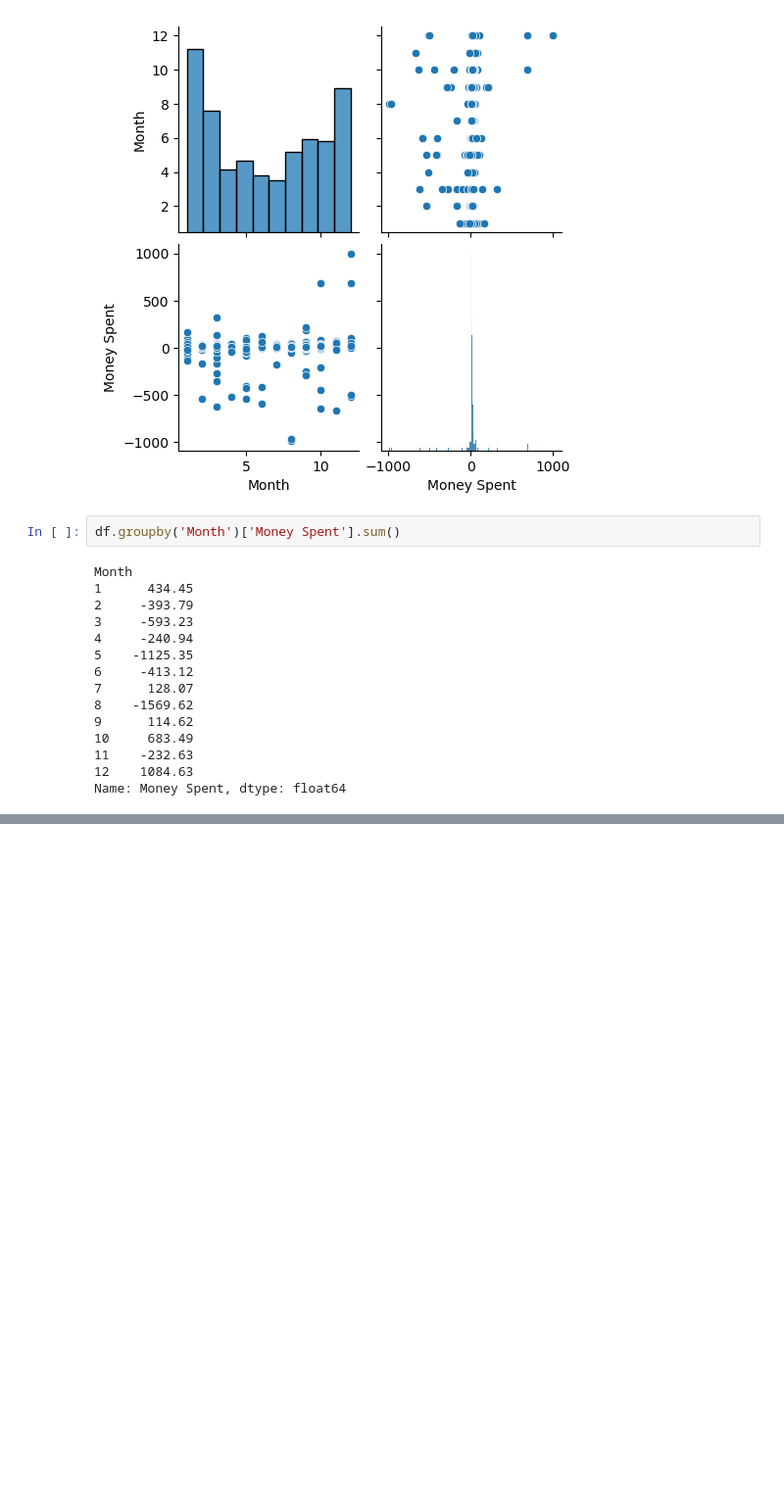
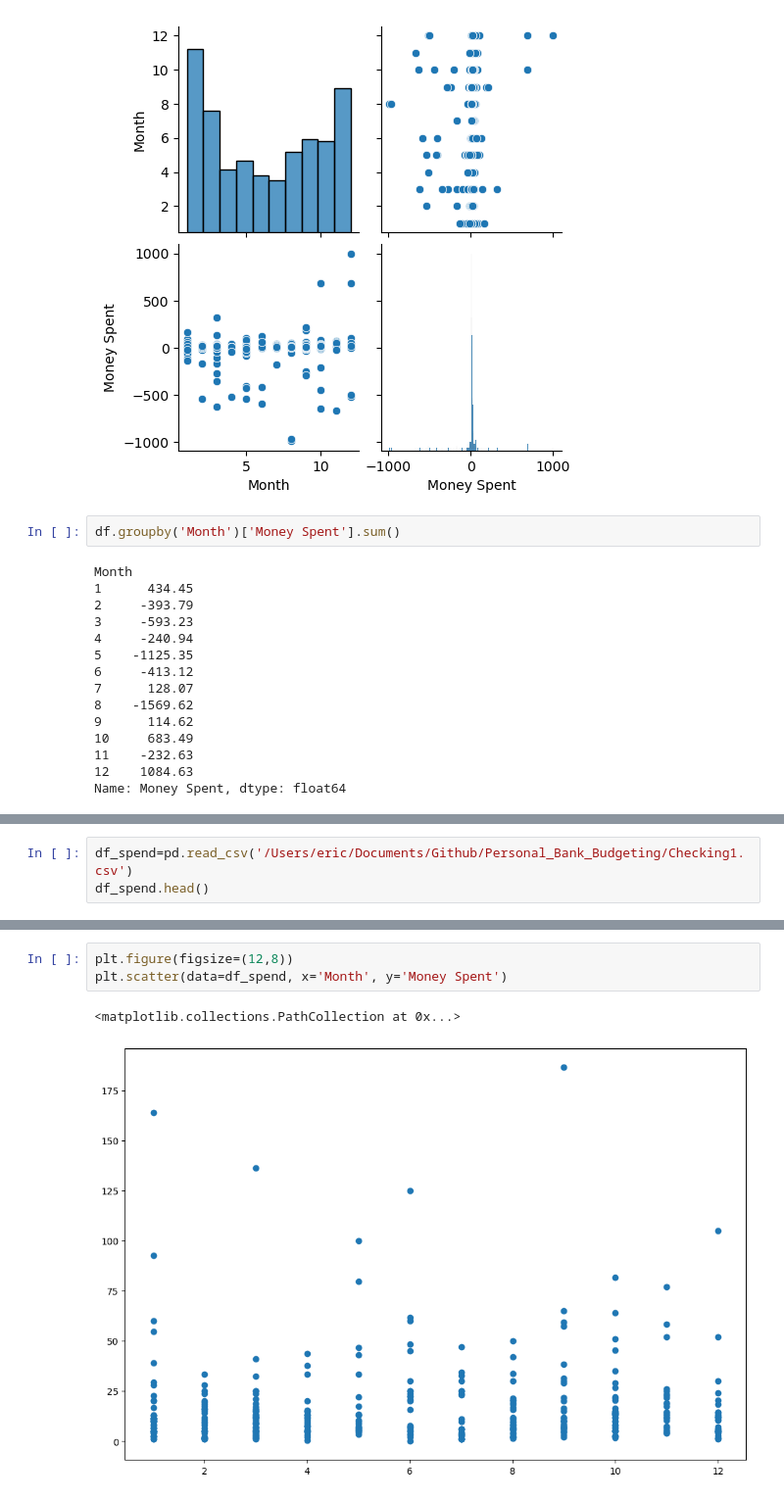
Before and after one commit to ekye0512/Personal_Bank_Budgeting, a Jupyter notebook: Personal_Bank_Budgeting.ipynb, the cells around one changed output, grey strips where cells are left out. Shown: that part at 98% size. Cells and saved outputs as stored; diff of their text form; blank space fills up the shorter version.

```diff
--- a/Personal_Bank_Budgeting.ipynb
+++ b/Personal_Bank_Budgeting.ipynb
@@ -298,0 +316,3 @@ Name: Money Spent, dtype: float64
+# %%
+df_spend=pd.read_csv('/Users/eric/Documents/Github/Personal_Bank_Budgeting/Checking1.csv')
+df_spend.head()
@@ -298,0 +429,6 @@ Name: Money Spent, dtype: float64
+# %%
+plt.figure(figsize=(12,8))
+plt.scatter(data=df_spend, x='Month', y='Money Spent')
+# %% [output]
+<matplotlib.collections.PathCollection at 0x...>
+[figure, added]
```
Also changed, not shown: parts of 34 cells of this notebook, 1 other file.
